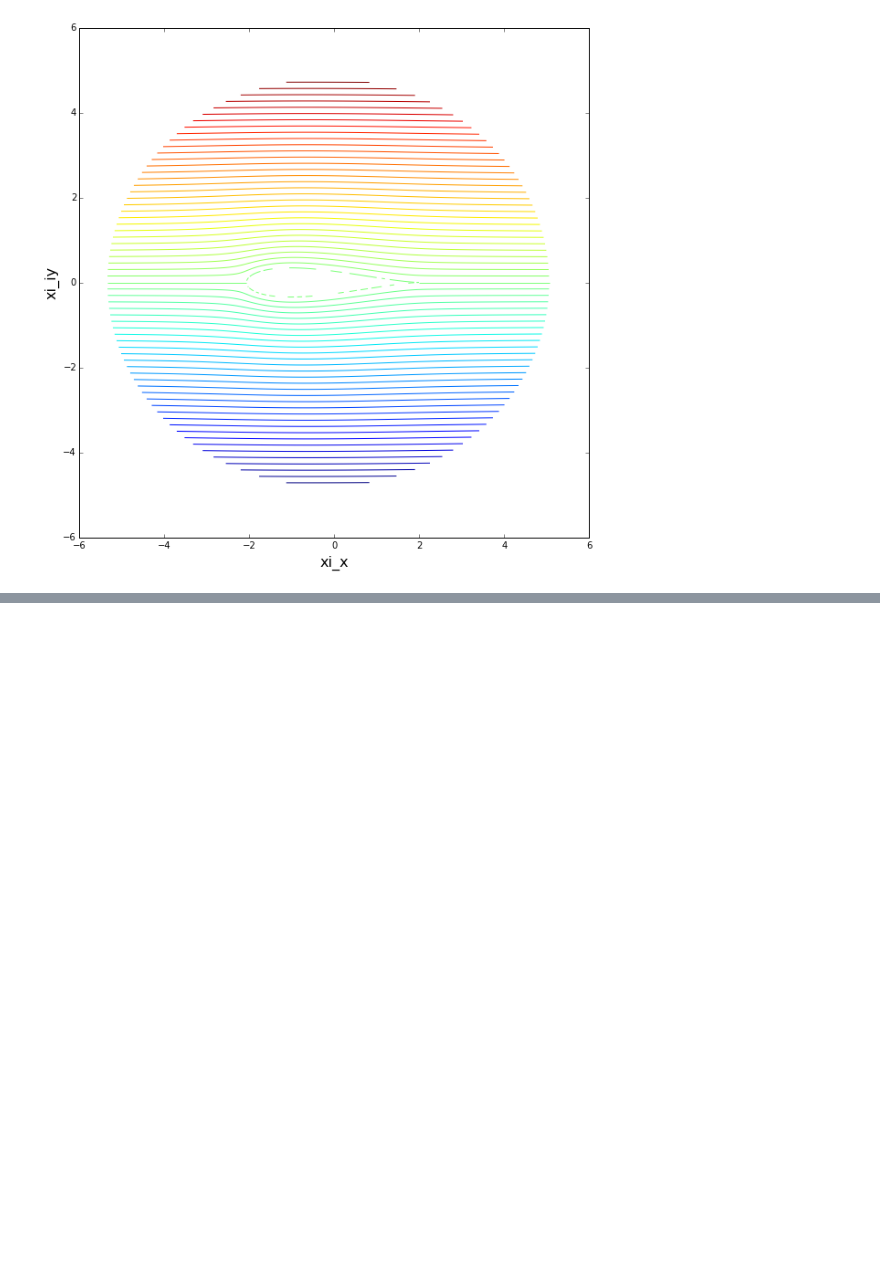
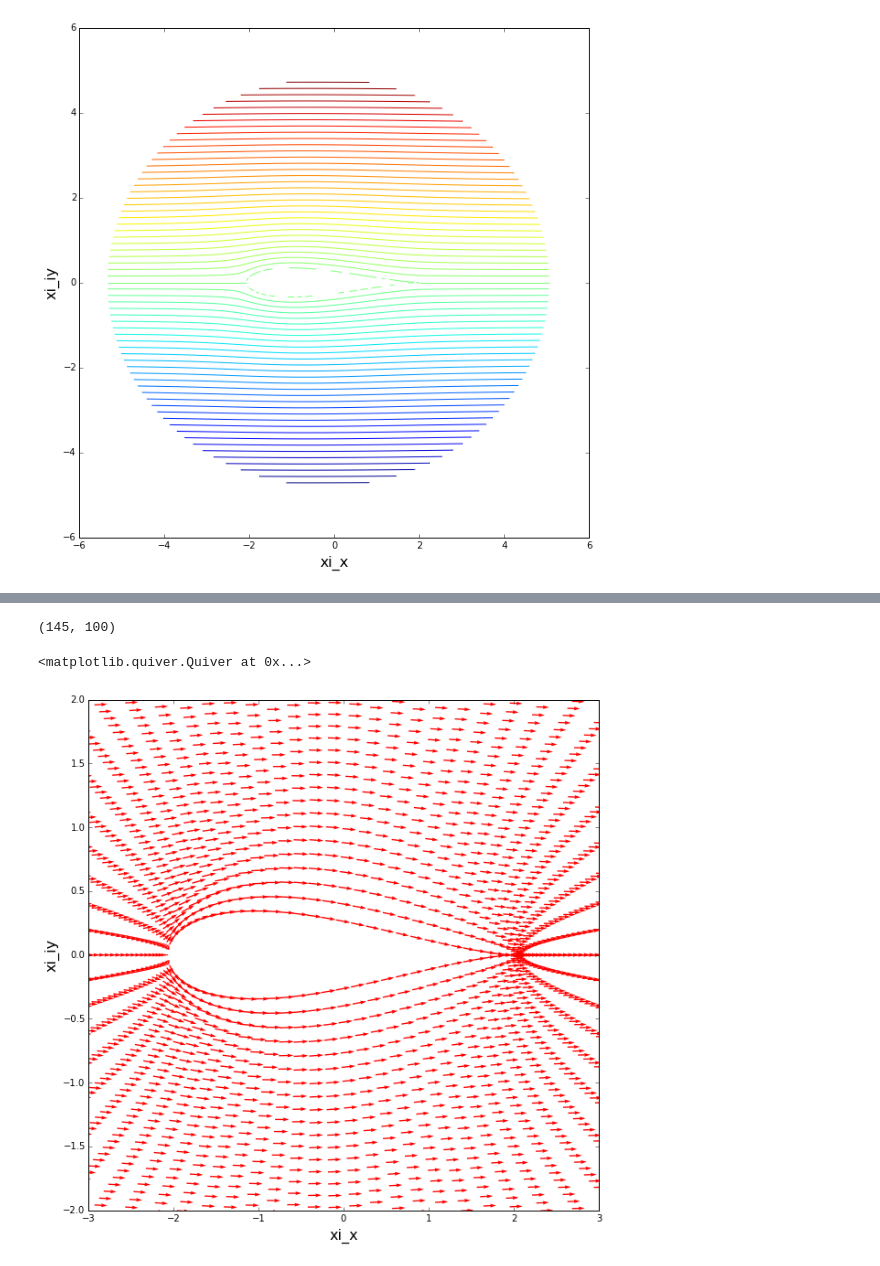
Before and after one commit to chiseler/AeroPython, a Jupyter notebook: lessons/nd_06_Lesson06_Assignment.ipynb, the cells around one changed output, grey strips where cells are left out. Saved outputs shown, nothing was run; the diff lists cells and outputs as text; code cells hidden in the pictures; blank space fills up the shorter version.

```diff
--- a/lessons/nd_06_Lesson06_Assignment.ipynb
+++ b/lessons/nd_06_Lesson06_Assignment.ipynb
@@ -354,0 +371,2 @@ plt.contour(complex_coords_grid_map.real,complex_coords_grid_map.imag,psi, 80)
+# %%
+z = complex_coords_grid
@@ -354,0 +377,19 @@ plt.contour(complex_coords_grid_map.real,complex_coords_grid_map.imag,psi, 80)
+# %%
+u_ξ = (u - 1j*v) / (1 - (c_grid/z)**2) # computes the velocities on the xi plane
+# %%
+u_ξ.shape
+# %% [output]
+(145, 100)
+# %%
+# plots the velocity vectors on the xi plane
+skip = (slice(None, None, 2), slice(None, None, 2))
+size = 10
+plt.figure(figsize=(size, size))
+plt.xlabel('xi_x', fontsize=16)
+plt.ylabel('xi_iy', fontsize=16)
+plt.xlim(-3, 3)
+plt.ylim(-2, 2)
+plt.quiver(complex_coords_grid_map.real[skip],complex_coords_grid_map.imag[skip],u_ξ.real[skip], -u_ξ.imag[skip], angles='xy',scale=40, color='r')
+# %% [output]
+<matplotlib.quiver.Quiver at 0x...>
+[figure, added]
```
Also changed, not shown: parts of 16 cells of this notebook.
